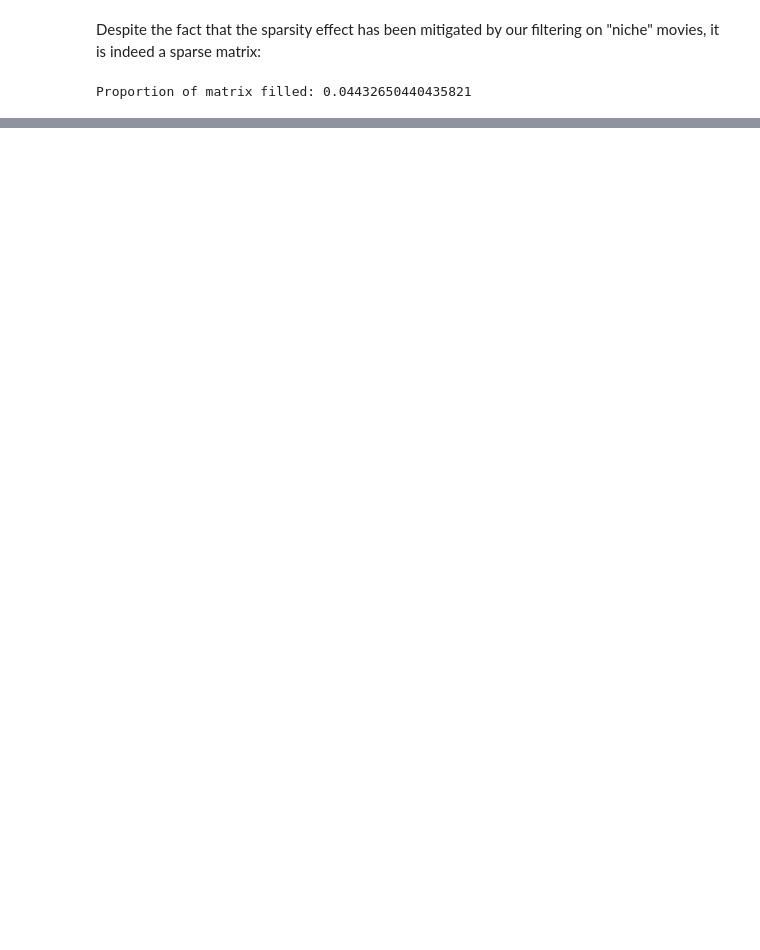
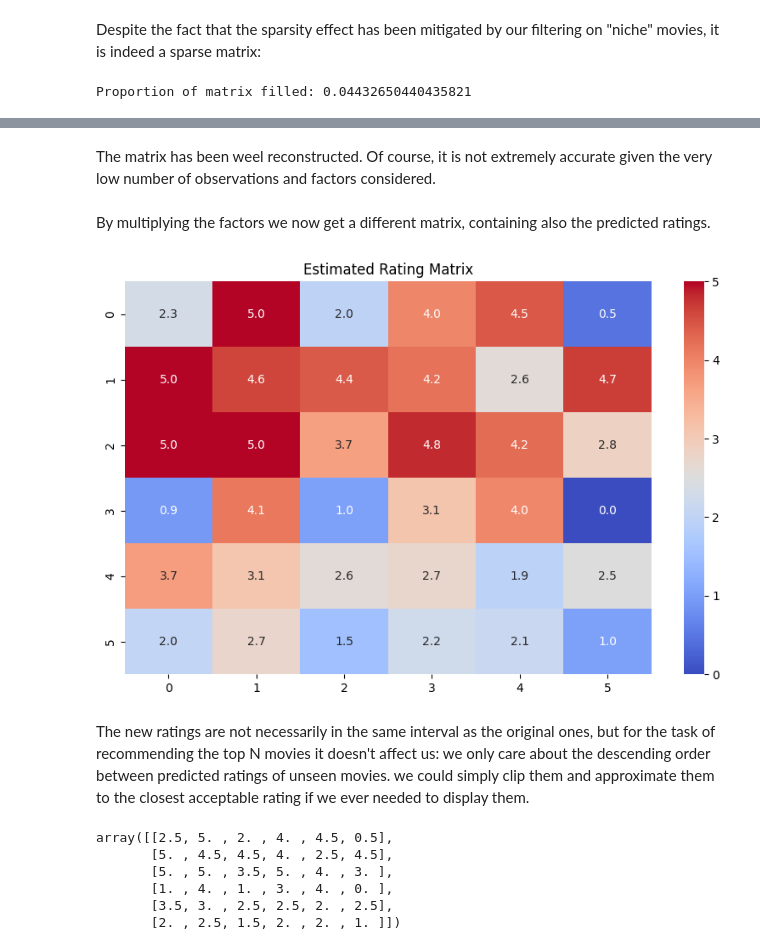
Before and after one commit to Fede-Testa/Movie-Recommendation-System, a Jupyter notebook: main.ipynb, the cells around one changed output, grey strips where cells are left out. Drawn from its saved outputs; the diff is of its cells as text; code cells hidden in the pictures; blank space fills up the shorter version.

```diff
--- a/main.ipynb
+++ b/main.ipynb
@@ -1115,34 +194,0 @@ print(model.predict(0, 2))  # Predict the rating of user 0 for item 2
-# %%
-# ALS explicit
-import numpy as np
-
-class ALS:
-    def __init__(self, n_factors=10, n_iterations=20, reg=0.01):
-        self.n_factors = n_factors
-        self.n_iterations = n_iterations
-        self.reg = reg
-
-    def fit(self, R):
-        self.n_users, self.n_items = R.shape
-        self.user_factors = np.random.random((self.n_users, self.n_factors))
-        self.item_factors = np.random.random((self.n_items, self.n_factors))
-
-        for _ in range(self.n_iterations):
-            for u in range(self.n_users):
-                self.user_factors[u] = self.solve(R[u, :], self.item_factors, self.reg, self.n_factors)
-            for i in range(self.n_items):
-                self.item_factors[i] = self.solve(R[:, i], self.user_factors, self.reg, self.n_factors)
-
-    def solve(self, v, U, reg, n_factors):
-        A = np.dot(U.T, U) + np.eye(n_factors) * reg
-        b = np.dot(U.T, v)
-        return np.linalg.solve(A, b)
-
-    def predict(self):
-        return self.user_factors.dot(self.item_factors.T)
-
-# Assume R is your ratings matrix
-R = np.array([[5, 3, 0, 1], [4, 0, 0, 1], [1, 1, 0, 5], [1, 0, 0, 4], [0, 1, 5, 4]])
-model = ALS()
-model.fit(R)
-print(np.round(model.predict(), decimals=2))  # Predict the entire matrix
@@ -1154,0 +1024,25 @@ print(np.round(model.predict(), decimals=2))  # Predict the entire matrix
+# %% [markdown]
+The matrix has been weel reconstructed. Of course, it is not extremely accurate given the very low number of observations and factors considered.
+# %% [markdown]
+By multiplying the factors we now get a different matrix, containing also the predicted ratings.
+# %%
+# heatmap (wiht values) of the estimated rating matrix
+reconstructed_matrix = np.round(als.user_factors @ als.movie_factors, 2).clip(0, 5)
+plt.figure(figsize=(10, 6))
+sns.heatmap(reconstructed_matrix, cmap='coolwarm', cbar=True, annot = True, fmt=".1f")
+plt.title('Estimated Rating Matrix')
+plt.show()
+# %% [output]
+[figure, added]
+# %% [markdown]
+The new ratings are not necessarily in the same interval as the original ones, but for the task of recommending the top N movies it doesn't affect us: we only care about the descending order between predicted ratings of unseen movies. we could simply clip them and approximate them to the closest acceptable rating if we ever needed to display them.
+# %%
+reconstructed_matrix = np.round(reconstructed_matrix * 2) / 2
+reconstructed_matrix
+# %% [output]
+array([[2.5, 5. , 2. , 4. , 4.5, 0.5],
+       [5. , 4.5, 4.5, 4. , 2.5, 4.5],
+       [5. , 5. , 3.5, 5. , 4. , 3. ],
+       [1. , 4. , 1. , 3. , 4. , 0. ],
+       [3.5, 3. , 2.5, 2.5, 2. , 2.5],
+       [2. , 2.5, 1.5, 2. , 2. , 1. ]])
```
Also changed, not shown: parts of 53 cells of this notebook, 9 other files.
